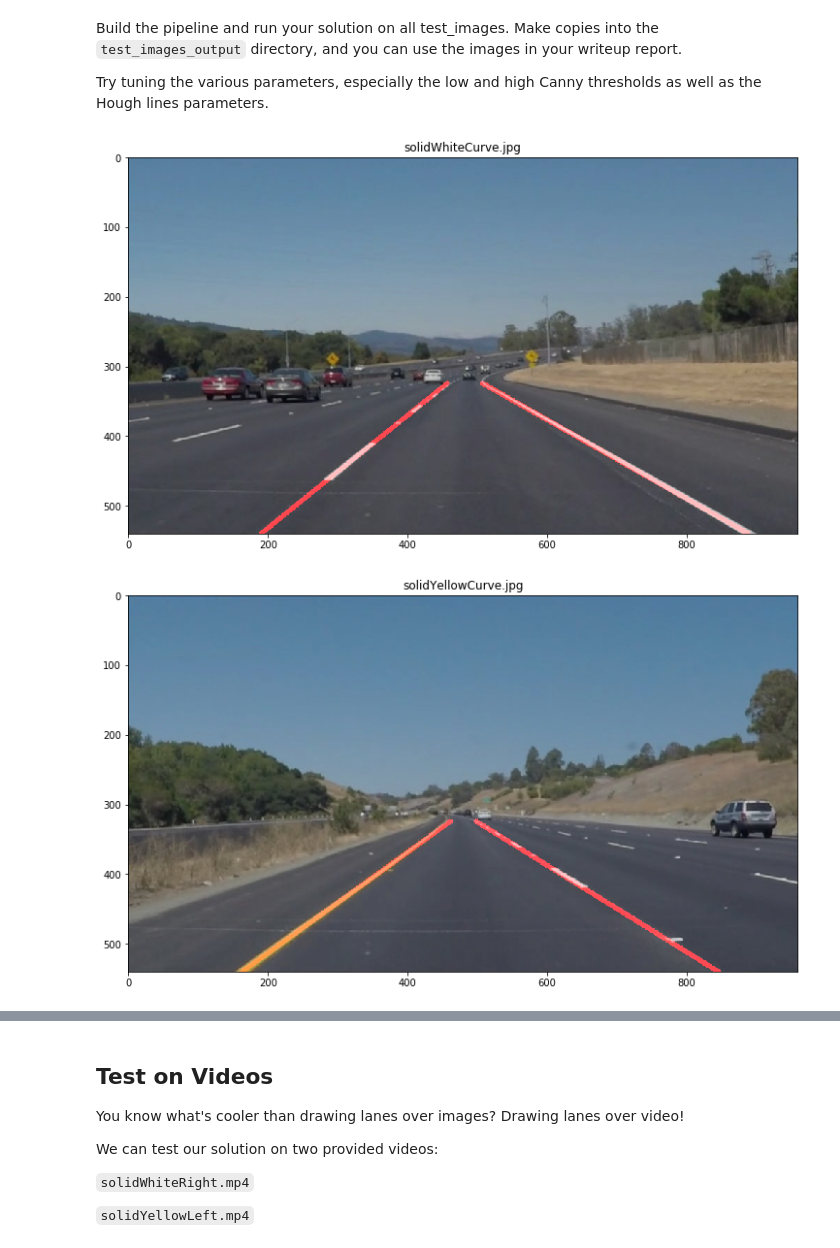
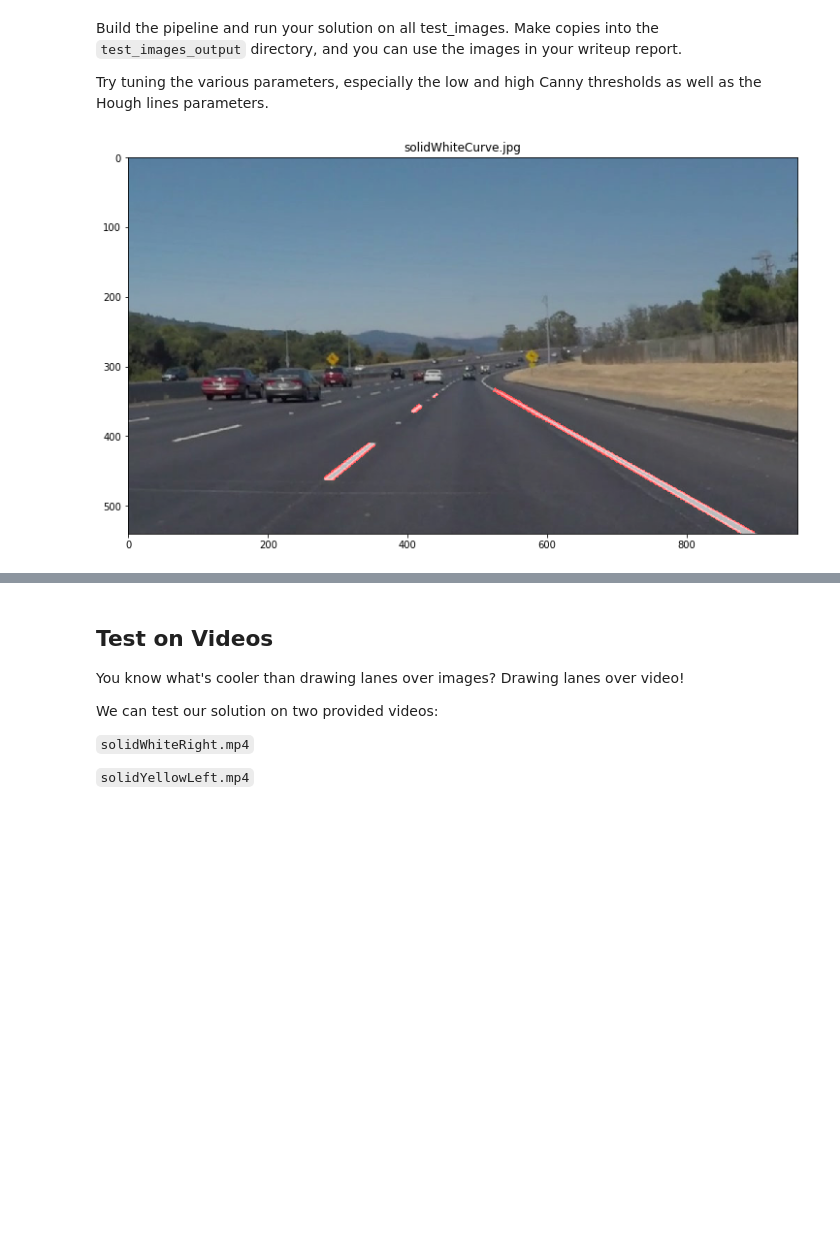
Before and after one commit to Kazutaka333/FindLaneLines, a Jupyter notebook: P1.ipynb, the cells around one changed output, grey strips where cells are left out. Drawn from its saved outputs; the diff is of its cells as text; code cells hidden in the pictures; blank space fills up the shorter version.

```diff
--- a/P1.ipynb
+++ b/P1.ipynb
@@ -143,9 +143,9 @@ def draw_lines(img, lines, color=[255, 0, 0], thickness=6):
     this function with the weighted_img() function below
     """
 
-#     for line in lines:
-#         for x1,y1,x2,y2 in line:
-#             cv2.line(img, (x1, y1), (x2, y2), color, 2)
+    for line in lines:
+        for x1,y1,x2,y2 in line:
+            cv2.line(img, (x1, y1), (x2, y2), color, 2)
 
 
     # y = ax + b
@@ -188,8 +188,8 @@ def draw_lines(img, lines, color=[255, 0, 0], thickness=6):
     right_y2 = int(img.shape[0]*0.6)
     right_x2 = int((right_y2 - right_b)/right_a)
 
-    cv2.line(img, (left_x1, left_y1), (left_x2, left_y2), color, thickness)
-    cv2.line(img, (right_x1, right_y1), (right_x2, right_y2), color, thickness)
+#     cv2.line(img, (left_x1, left_y1), (left_x2, left_y2), color, thickness)
+#     cv2.line(img, (right_x1, right_y1), (right_x2, right_y2), color, thickness)
 
 def hough_lines(img, rho, theta, threshold, min_line_len, max_line_gap):
     """
@@ -275,33 +275,32 @@ for i in range(len(images)):
     high = 90
     cannied = canny(blured, low, high)
 
     # masking by polygon
     vertices = np.array([[(width*0.46, height*0.6),
                           (width*0.55, height*0.6),
                           (width*0.98, height),
                           (width*0.7, height),
                           (width*0.5, height*0.7),
                           (width*0.3, height),
                           (width*0.1, height)]],
                         dtype=np.int32)
     masked = region_of_interest(cannied, vertices)
-#     cropped = region_of_interest(image, vertices)
 
     # hough line
     rho = 1
     theta = np.pi/180
     threshold = 5
     min_line_len = 5
     max_line_gap = 10
     line_img = hough_lines(masked, rho, theta, threshold, min_line_len, max_line_gap)
 
     # combine line and original
     combined = weighted_img(line_img, image)
 
     plt.subplot(len(images), 1, i+1)
     plt.title(imageNames[i])
     plt.imshow(combined)
 #     plt.savefig("test_images_output/"+imageNames[i], bbox_inches='tight')
+    break
 # %% [output]
-[figure, old version]
+[figure, new version]
-[figure, removed]
```
Also changed, not shown: parts of 2 cells of this notebook, 8 other files.
